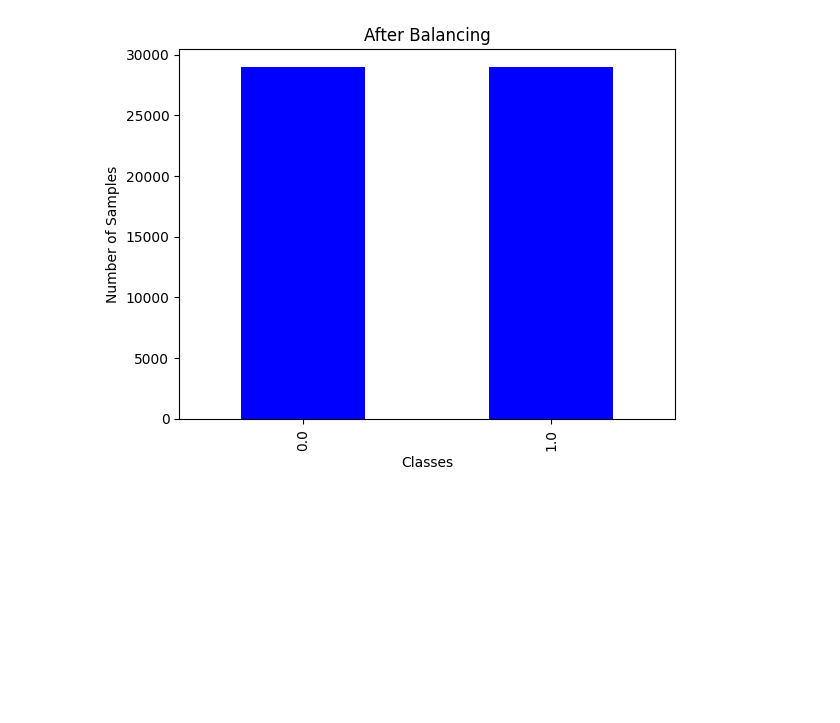
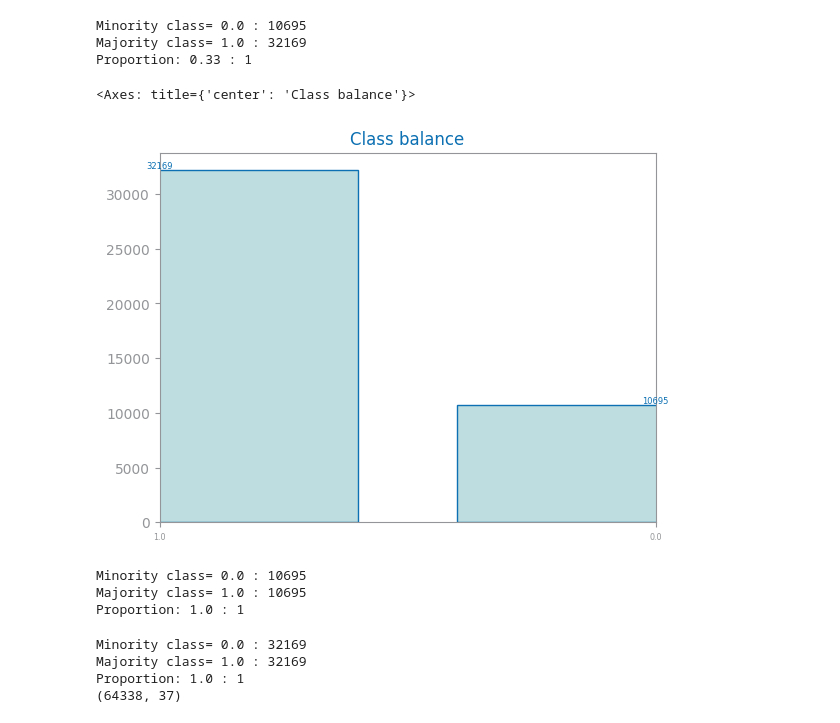
Before and after one commit to DaviGiordano/data-science-course-project, a Jupyter notebook: ipynb_files/Multidimensional/2_Preparation/balancing_service.ipynb, the cells around one changed output. Saved outputs shown, nothing was run; the diff lists cells and outputs as text; code cells hidden in the pictures; blank space fills up the shorter version.

Commit message:
Redo balancing on dataset 2

```diff
--- a/ipynb_files/Multidimensional/2_Preparation/balancing_service.ipynb
+++ b/ipynb_files/Multidimensional/2_Preparation/balancing_service.ipynb
@@ -4,2 +8,3 @@ import pandas as pd
 # %%
-data = pd.read_csv("../../../data/class_credit_score_outliers_removed.csv", index_col="ID")
+df = pd.read_csv("../../../data/class_credit_score_scaled.csv", index_col="ID")
+target = "Credit_Score"
@@ -45,13 +11,24 @@ df_under = pd.concat([df_pos, df_neg_sample], axis=0)
-# %%
-label_counts = df_under['Credit_Score'].value_counts()
-
-label_counts.plot(kind='bar', color='blue')
-
-plt.xlabel('Classes')
-plt.ylabel('Number of Samples')
-plt.title('After Balancing')
-
-
-plt.savefig(f"images/service_class_balanced.png")
-# %% [output]
-[figure, removed]
+# %%
+target_count = df[target].value_counts()
+positive_class = target_count.idxmin()
+negative_class = target_count.idxmax()
+
+print("Minority class=", positive_class, ":", target_count[positive_class])
+print("Majority class=", negative_class, ":", target_count[negative_class])
+print(
+    "Proportion:",
+    round(target_count[positive_class] / target_count[negative_class], 2),
+    ": 1",
+)
+values = {
+    "Original": [target_count[positive_class], target_count[negative_class]]
+}
+dslab.plot_bar_chart(
+    target_count.index.to_list(), target_count.to_list(), title="Class balance"
+)
+# %% [output]
+Minority class= 0.0 : 10695
+Majority class= 1.0 : 32169
+Proportion: 0.33 : 1
+<Axes: title={'center': 'Class balance'}>
+[figure, added]
@@ -57,0 +38,26 @@ plt.savefig(f"images/service_class_balanced.png")
+# %%
+df_neg_sample = pd.DataFrame(df_negatives.sample(len(df_positives)))
+df_under = pd.concat([df_positives, df_neg_sample], axis=0)
+
+print("Minority class=", positive_class, ":", len(df_positives))
+print("Majority class=", negative_class, ":", len(df_neg_sample))
+print("Proportion:", round(len(df_positives) / len(df_neg_sample), 2), ": 1")
+# %% [output]
+Minority class= 0.0 : 10695
+Majority class= 1.0 : 10695
+Proportion: 1.0 : 1
+# %%
+df_pos_sample = pd.DataFrame(
+    df_positives.sample(len(df_negatives), replace=True)
+)
+df_over = pd.concat([df_pos_sample, df_negatives], axis=0)
+
+print("Minority class=", positive_class, ":", len(df_pos_sample))
+print("Majority class=", negative_class, ":", len(df_negatives))
+print("Proportion:", round(len(df_pos_sample) / len(df_negatives), 2), ": 1")
+print(df_over.shape)
+# %% [output]
+Minority class= 0.0 : 32169
+Majority class= 1.0 : 32169
+Proportion: 1.0 : 1
+(64338, 37)
```
Also changed, not shown: parts of 16 cells of this notebook, 18 other files.
